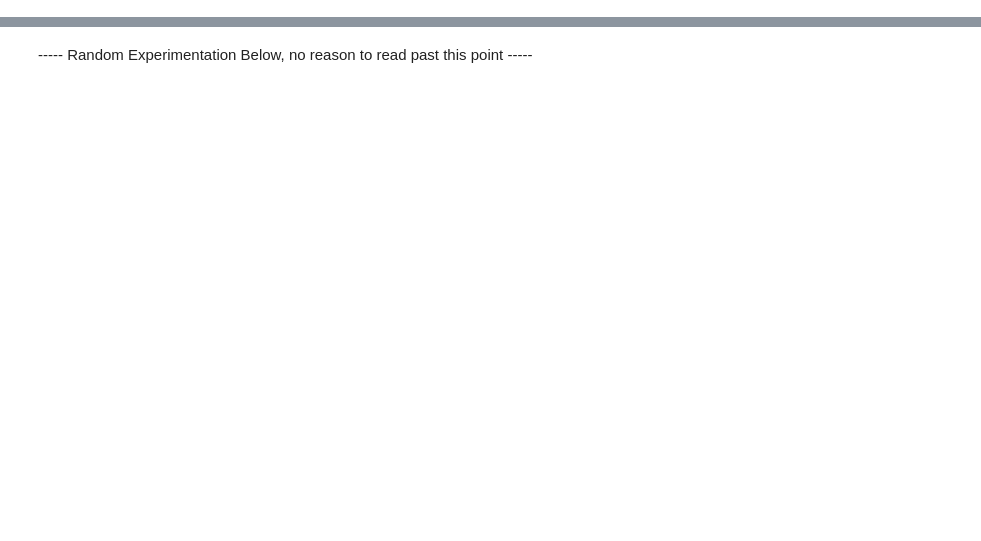
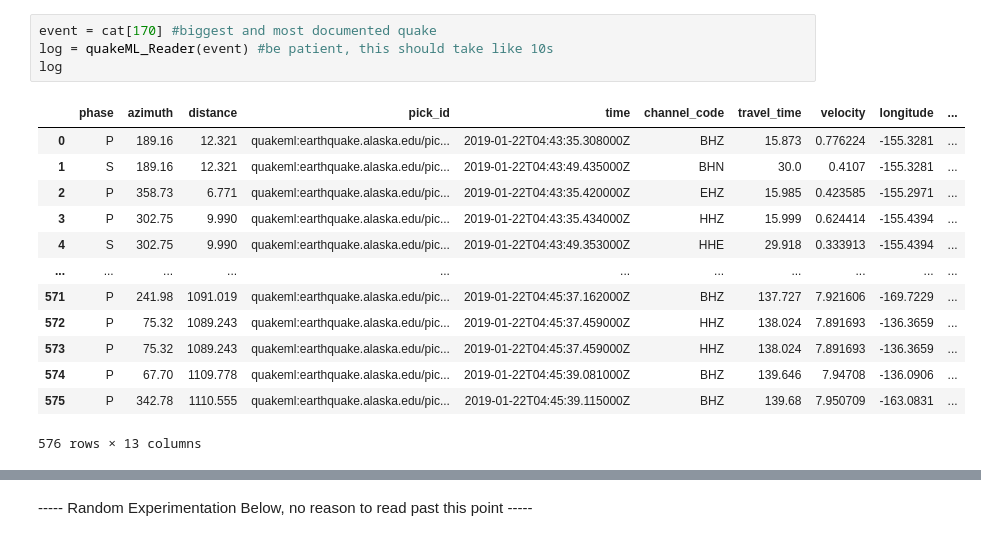
Before and after one commit to oceanhackweek/earthquakes, a Jupyter notebook: sandbox.ipynb, the cells around one changed output, grey strips where cells are left out. Saved outputs shown, nothing was run; the diff lists cells and outputs as text; blank space fills up the shorter version.

```diff
--- a/sandbox.ipynb
+++ b/sandbox.ipynb
@@ -114,0 +148,18 @@ TODO: Make plot to show the azimuthal dependence of wave velocity.  A compass ro
+# %%
+event = cat[170] #biggest and most documented quake
+log = quakeML_Reader(event) #be patient, this should take like 10s
+log
+# %% [output]
+|  | phase | azimuth | distance | pick_id | time | channel_code | travel_time | velocity | longitude | ... |
+| 0 | P | 189.16 | 12.321 | quakeml:earthquake.alaska.edu/pic... | 2019-01-22T04:43:35.308000Z | BHZ | 15.873 | 0.776224 | -155.3281 | ... |
+| 1 | S | 189.16 | 12.321 | quakeml:earthquake.alaska.edu/pic... | 2019-01-22T04:43:49.435000Z | BHN | 30.0 | 0.4107 | -155.3281 | ... |
+| 2 | P | 358.73 | 6.771 | quakeml:earthquake.alaska.edu/pic... | 2019-01-22T04:43:35.420000Z | EHZ | 15.985 | 0.423585 | -155.2971 | ... |
+| 3 | P | 302.75 | 9.990 | quakeml:earthquake.alaska.edu/pic... | 2019-01-22T04:43:35.434000Z | HHZ | 15.999 | 0.624414 | -155.4394 | ... |
+| 4 | S | 302.75 | 9.990 | quakeml:earthquake.alaska.edu/pic... | 2019-01-22T04:43:49.353000Z | HHE | 29.918 | 0.333913 | -155.4394 | ... |
+| ... | ... | ... | ... | ... | ... | ... | ... | ... | ... | ... |
+| 571 | P | 241.98 | 1091.019 | quakeml:earthquake.alaska.edu/pic... | 2019-01-22T04:45:37.162000Z | BHZ | 137.727 | 7.921606 | -169.7229 | ... |
+| 572 | P | 75.32 | 1089.243 | quakeml:earthquake.alaska.edu/pic... | 2019-01-22T04:45:37.459000Z | HHZ | 138.024 | 7.891693 | -136.3659 | ... |
+| 573 | P | 75.32 | 1089.243 | quakeml:earthquake.alaska.edu/pic... | 2019-01-22T04:45:37.459000Z | HHZ | 138.024 | 7.891693 | -136.3659 | ... |
+| 574 | P | 67.70 | 1109.778 | quakeml:earthquake.alaska.edu/pic... | 2019-01-22T04:45:39.081000Z | BHZ | 139.646 | 7.94708 | -136.0906 | ... |
+| 575 | P | 342.78 | 1110.555 | quakeml:earthquake.alaska.edu/pic... | 2019-01-22T04:45:39.115000Z | BHZ | 139.68 | 7.950709 | -163.0831 | ... |
+576 rows × 13 columns
```
Also changed, not shown: parts of 21 cells of this notebook.
